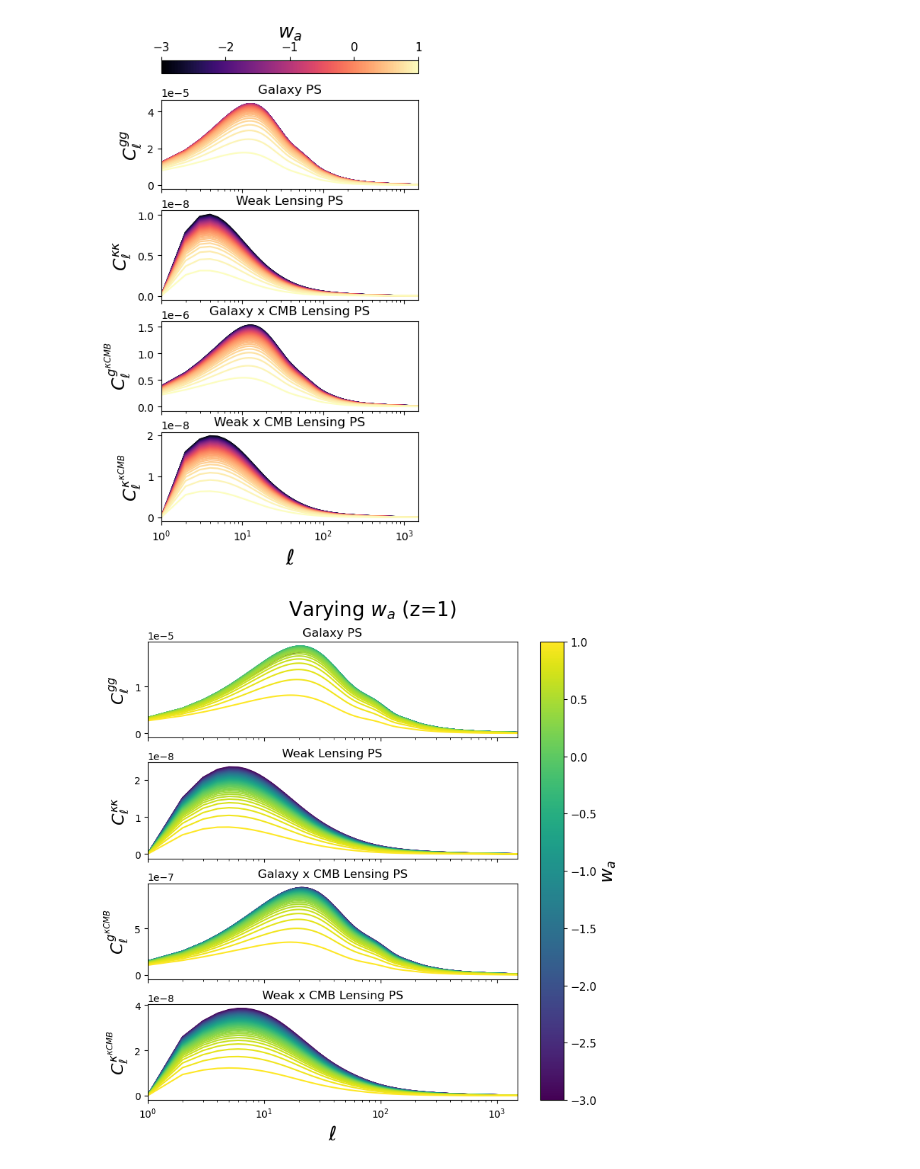
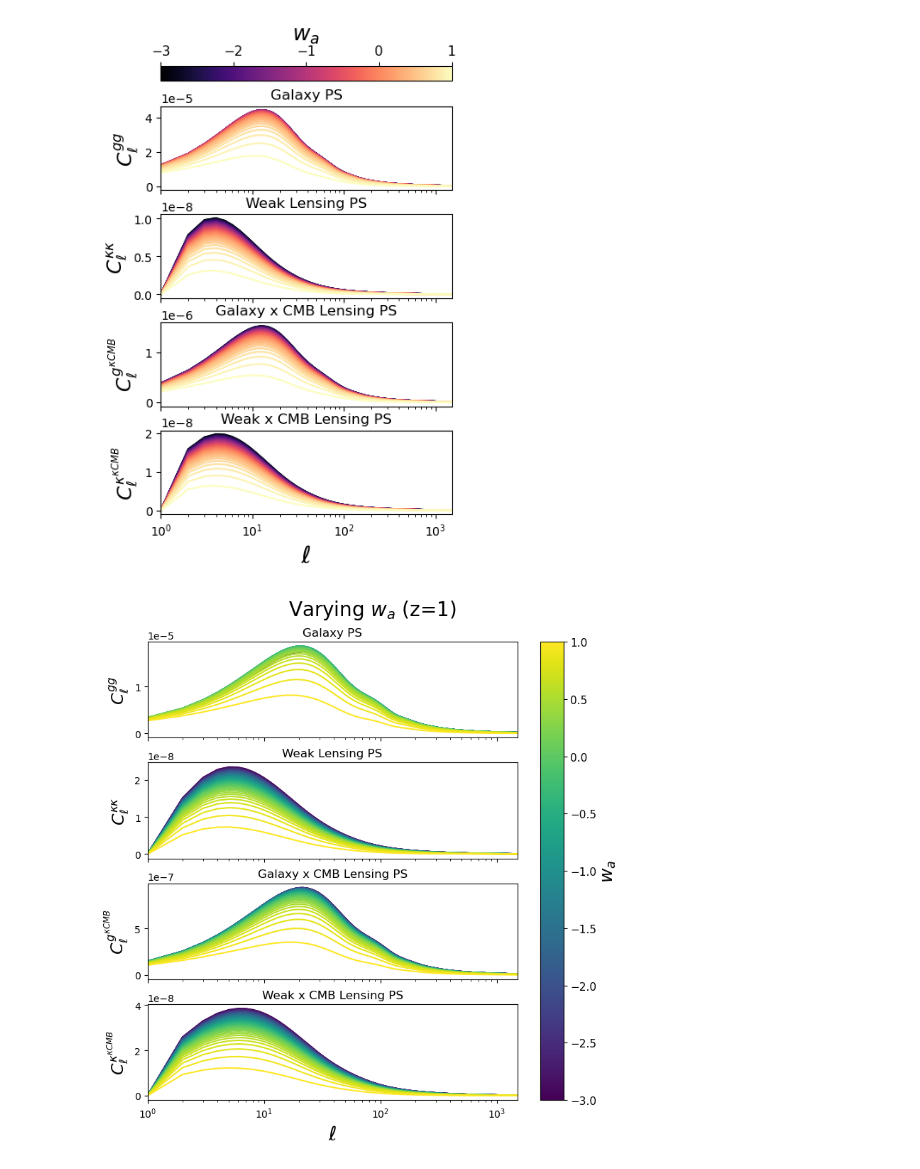
Before and after one commit to gracegibbins/cosmo4cast, a Jupyter notebook: varyparams/posterplots/posterplots.ipynb, the cells around one changed output. Drawn from its saved outputs; the diff is of its cells as text; code cells hidden in the pictures.

Commit message:
More poster plotting

```diff
--- a/varyparams/posterplots/posterplots.ipynb
+++ b/varyparams/posterplots/posterplots.ipynb
@@ -46,7 +46,7 @@ cmap = plt.cm.magma
 
 #Z ==== 0
 
-fig, axs = plt.subplots(4,sharex=True, figsize=(4,8)) #sharey=false to see differences in more detail (true shows scale better)
+fig, axs = plt.subplots(4,sharex=True, figsize=(4,7)) #sharey=false to see differences in more detail (true shows scale better)
 
 #fig.suptitle("Varying $w_{a}$ (z-bin 0)", fontsize=20)
 
@@ -85,35 +85,35 @@ for c in range(50): #iterates thru cosmologies
     cosmo = ccl.Cosmology(Omega_c= 0.25, Omega_b=0.05,
         h=0.7, A_s=2.1e-9, n_s=0.96, Omega_k=0.0,
         w0 = -1, wa= wa[c], extra_parameters={"camb": {"dark_energy_model": "ppf"}}) #Creates 50 cosmologies varying wa from -3 to 1
     cmb_lensing = ccl.CMBLensingTracer(cosmo, 1100) #(cosmology, cmb redshift)
     lens = ccl.WeakLensingTracer(cosmo, (zz,wltracers_dndz[0]))
     lens_cmb = ccl.angular_cl(cosmo, lens, cmb_lensing, ell)
     axs[3].plot(ell, lens_cmb, c = cmap(norm(wa[c])))
 
 plt.xscale('log')
 plt.xlim(1,1500)
 plt.xlabel(r'$\ell$', fontsize=20)
 fig.tight_layout()
 
 axs[0].set_ylabel(r'$C_{\ell}^{gg}$', fontsize=17)
 axs[0].set_title("Galaxy PS")
 
 axs[1].set_ylabel(r'$C_{\ell}^{\kappa\kappa}$', fontsize=17)
 axs[1].set_title("Weak Lensing PS")
 
 axs[2].set_ylabel(r'$C_{\ell}^{g^{{\kappa}CMB}}$', fontsize=17)
 axs[2].set_title("Galaxy x CMB Lensing PS")
 
 axs[3].set_ylabel(r'$C_{\ell}^{\kappa^{{\kappa}CMB}}$', fontsize=17)
 axs[3].set_title("Weak x CMB Lensing PS")
 
 cb = fig.colorbar(plt.cm.ScalarMappable(norm=norm, cmap=cmap), ax = fig.get_axes(), orientation='horizontal', location='top')
 cb.ax.tick_params(labelsize=11)
 cb.set_label(label = '$w_{a}$', size = 18)
 
-plt.savefig('/home/s1/ggibbins/varyparams/posterplots/varywa_z0_paper.pdf', bbox_inches='tight')
+#plt.savefig('/home/s1/ggibbins/varyparams/posterplots/varywa_z0_paper.pdf', bbox_inches='tight')
 # %% [output]
-[figure, old version]
+[figure, new version]
 # %%
 cmap = plt.cm.viridis
 # %%
```
Also changed, not shown: parts of 3 cells of this notebook, 2 other files.
